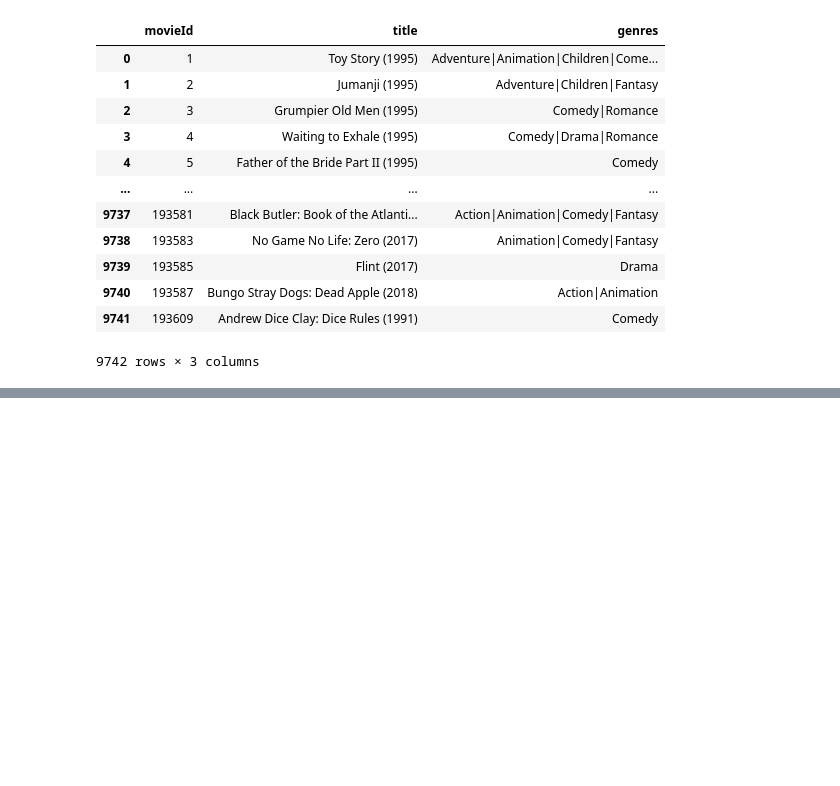
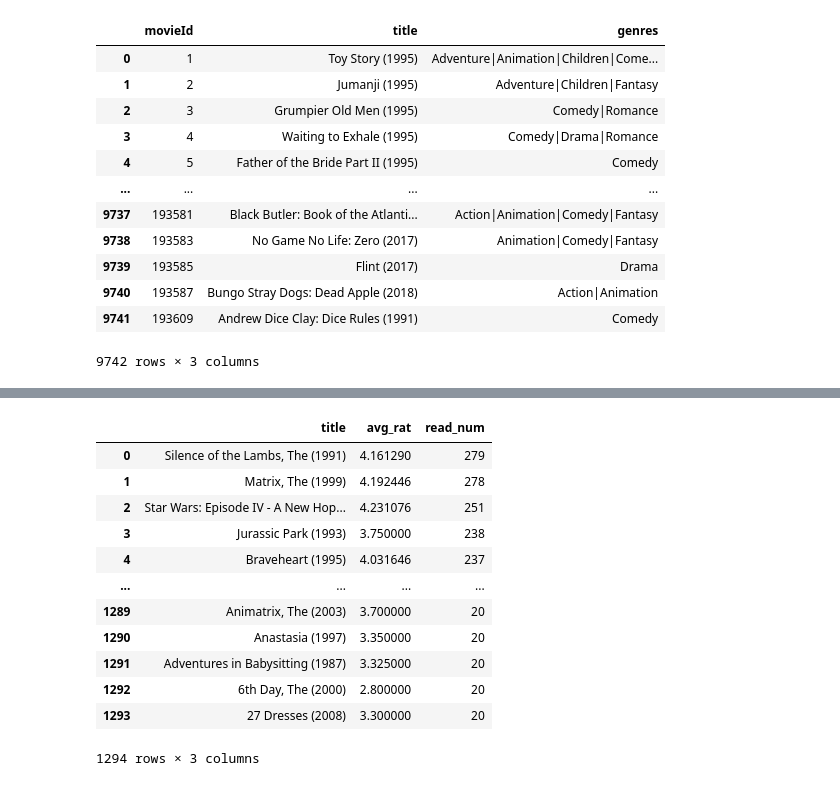
Before and after one commit to AleAguirreM/Analitica3AA, a Jupyter notebook: c_modelos.ipynb, the cells around one changed output, grey strips where cells are left out. Cells and saved outputs as stored; diff of their text form; code cells hidden in the pictures; blank space fills up the shorter version.

```diff
--- a/c_modelos.ipynb
+++ b/c_modelos.ipynb
@@ -10,7 +10,7 @@ from ipywidgets import interact ## para análisis interactivo
 from sklearn import neighbors ### basado en contenido un solo producto consumido
 import joblib
 # %%
-conn = sql.connect("/content/drive/MyDrive/db_movies")
+conn = sql.connect("/content/drive/MyDrive/db_moviesSQL")
 # %%
 curr = conn.cursor()
 # %%
@@ -98,12 +105,26 @@ DatabaseError: Execution failed on sql 'select title,
 # %%
 #### los mas leidos con promedio de los que calficaron ###
 pd.read_sql("""select title,
-            avg(iif(book_rating = 0, Null, book_rating)) as avg_rat,
+            avg(iif(rating = 0, Null, rating)) as avg_rat,
             count(*) as read_num
             from full_ratings
             group by title
             order by read_num desc
             """, conn)
+# %% [output]
+|  | title | avg_rat | read_num |
+| 0 | Silence of the Lambs, The (1991) | 4.161290 | 279 |
+| 1 | Matrix, The (1999) | 4.192446 | 278 |
+| 2 | Star Wars: Episode IV - A New Hop... | 4.231076 | 251 |
+| 3 | Jurassic Park (1993) | 3.750000 | 238 |
+| 4 | Braveheart (1995) | 4.031646 | 237 |
+| ... | ... | ... | ... |
+| 1289 | Animatrix, The (2003) | 3.700000 | 20 |
+| 1290 | Anastasia (1997) | 3.350000 | 20 |
+| 1291 | Adventures in Babysitting (1987) | 3.325000 | 20 |
+| 1292 | 6th Day, The (2000) | 2.800000 | 20 |
+| 1293 | 27 Dresses (2008) | 3.300000 | 20 |
+1294 rows × 3 columns
 # %%
 
 #######################################################################
```
Also changed, not shown: parts of 5 cells of this notebook.
